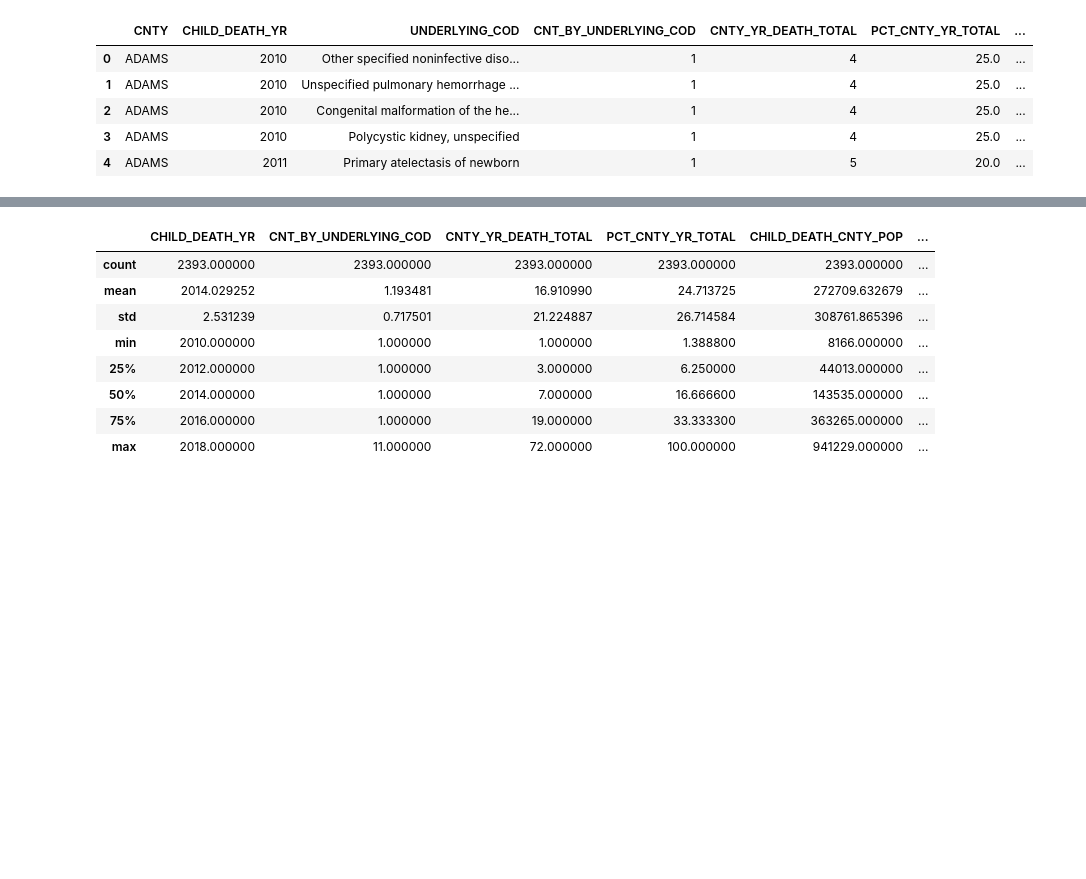
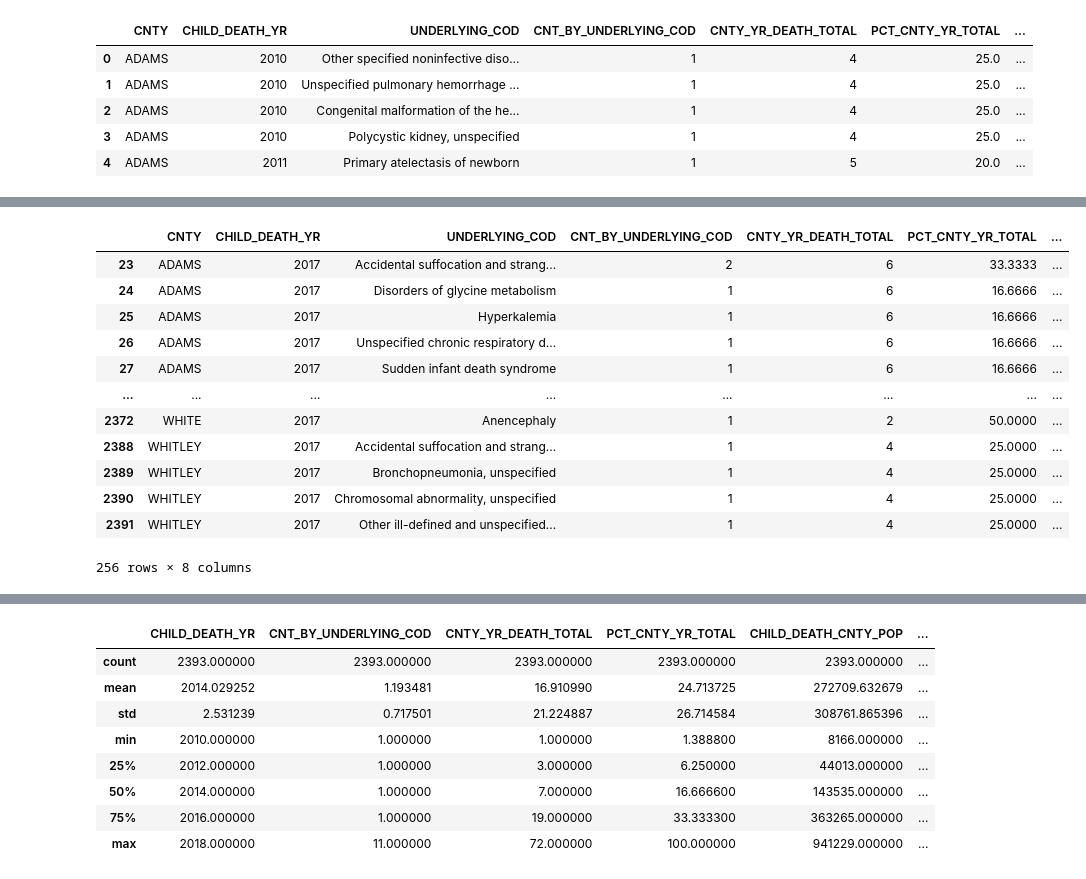
Before and after one commit to NotkerNotker/Indiana-OBGYN-Analysis, a Jupyter notebook: OB_Starter_Code-V1.ipynb, the cells around one changed output, grey strips where cells are left out. Drawn from its saved outputs; the diff is of its cells as text; code cells hidden in the pictures; blank space fills up the shorter version.

```diff
--- a/OB_Starter_Code-V1.ipynb
+++ b/OB_Starter_Code-V1.ipynb
@@ -44,0 +94,17 @@ underlying_cause_df.head()
+# %%
+underlying_2017 = underlying_cause_df[underlying_cause_df["CHILD_DEATH_YR"].isin([2017])]
+underlying_2017
+# %% [output]
+|  | CNTY | CHILD_DEATH_YR | UNDERLYING_COD | CNT_BY_UNDERLYING_COD | CNTY_YR_DEATH_TOTAL | PCT_CNTY_YR_TOTAL | ... |
+| 23 | ADAMS | 2017 | Accidental suffocation and strang... | 2 | 6 | 33.3333 | ... |
+| 24 | ADAMS | 2017 | Disorders of glycine metabolism | 1 | 6 | 16.6666 | ... |
+| 25 | ADAMS | 2017 | Hyperkalemia | 1 | 6 | 16.6666 | ... |
+| 26 | ADAMS | 2017 | Unspecified chronic respiratory d... | 1 | 6 | 16.6666 | ... |
+| 27 | ADAMS | 2017 | Sudden infant death syndrome | 1 | 6 | 16.6666 | ... |
+| ... | ... | ... | ... | ... | ... | ... | ... |
+| 2372 | WHITE | 2017 | Anencephaly | 1 | 2 | 50.0000 | ... |
+| 2388 | WHITLEY | 2017 | Accidental suffocation and strang... | 1 | 4 | 25.0000 | ... |
+| 2389 | WHITLEY | 2017 | Bronchopneumonia, unspecified | 1 | 4 | 25.0000 | ... |
+| 2390 | WHITLEY | 2017 | Chromosomal abnormality, unspecified | 1 | 4 | 25.0000 | ... |
+| 2391 | WHITLEY | 2017 | Other ill-defined and unspecified... | 1 | 4 | 25.0000 | ... |
+256 rows × 8 columns
```
Also changed, not shown: parts of 6 cells of this notebook.
